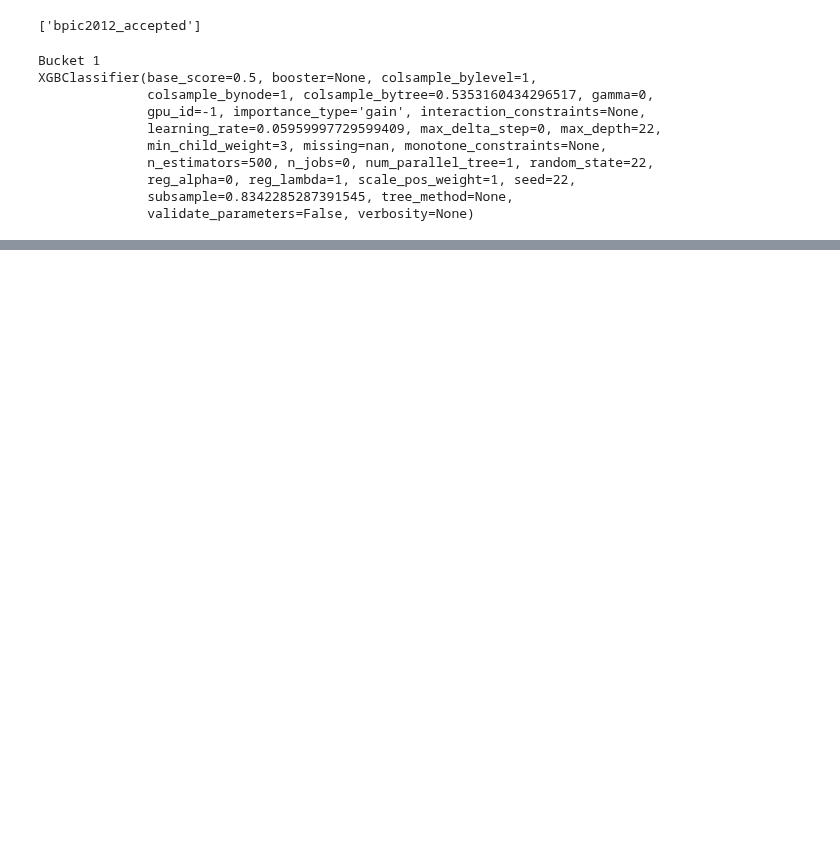
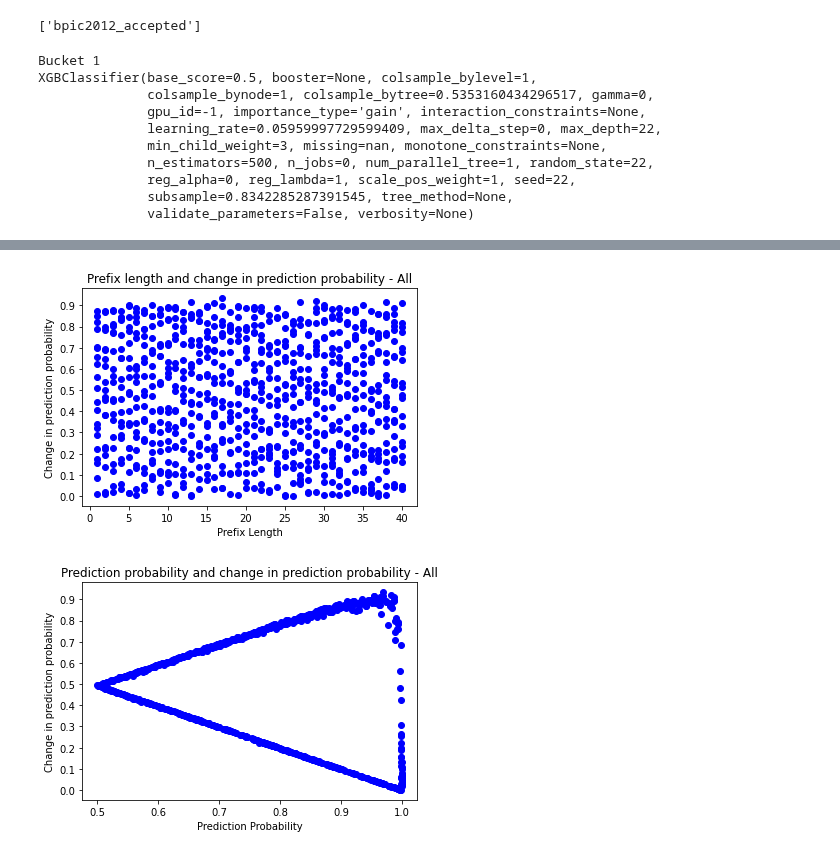
Before and after one commit to Mythreyi-V/PPA_Evaluation, a Jupyter notebook: benchmark_interpretability/PPM_Stability/bpic2012/xgboost_single_agg/bpic2012_fidelity_test.ipynb, the cells around one changed output, grey strips where cells are left out. Saved outputs shown, nothing was run; the diff lists cells and outputs as text; code cells hidden in the pictures; blank space fills up the shorter version.

Commit message:
fid test prefix index

```diff
--- a/benchmark_interpretability/PPM_Stability/bpic2012/xgboost_single_agg/bpic2012_fidelity_test.ipynb
+++ b/benchmark_interpretability/PPM_Stability/bpic2012/xgboost_single_agg/bpic2012_fidelity_test.ipynb
@@ -484,11 +330,0 @@ exp, rel_exp = create_samples(tree_explainer, exp_iter, test_x.reshape(-1, len(t
-# %%
-features = []
-for each in rel_exp:
-    for feature in each:
-        features.append(feature[0])
-
-len(features)
-
-import collections
-counter = collections.Counter(features)
-counter
@@ -506,11 +330,0 @@ Counter({'agg__Resource_10932.0': 10,
-# %%
-l_features = []
-for each in lime_explanations:
-    for feature in each:
-        l_features.append(feature[0])
-
-len(l_features)
-
-import collections
-counter = collections.Counter(l_features)
-counter
@@ -636,3 +330,0 @@ dt_transformed
-# %%
-test_x = feature_combiner.transform(X)
-len(test_x[0])
@@ -671,0 +460,21 @@ dataset_manager.dynamic_cat_cols
+# %%
+fig, ax = plt.subplots()
+ax.plot(all_lens, all_lime_changes, 'bo', label = "LIME")
+ax.set_xlabel("Prefix Length")
+ax.set_ylabel("Change in prediction probability")
+#ax.legend(frameon = False, bbox_to_anchor=(1, 1), loc = 'upper left')
+plt.yticks(np.arange(0,1, 0.1))
+plt.title("Prefix length and change in prediction probability - All")
+plt.show()
+
+fig2, ax2 = plt.subplots()
+ax2.plot(all_probas, all_lime_changes, 'bo', label = "LIME")
+ax2.set_xlabel("Prediction Probability")
+ax2.set_ylabel("Change in prediction probability")
+#ax2.legend(frameon = False, bbox_to_anchor=(1, 1), loc = 'upper left')
+plt.yticks(np.arange(0,1, 0.1))
+plt.title("Prediction probability and change in prediction probability - All")
+plt.show()
+# %% [output]
+[figure, added]
+[figure, added]
```
Also changed, not shown: parts of 31 cells of this notebook, 2 other files.
